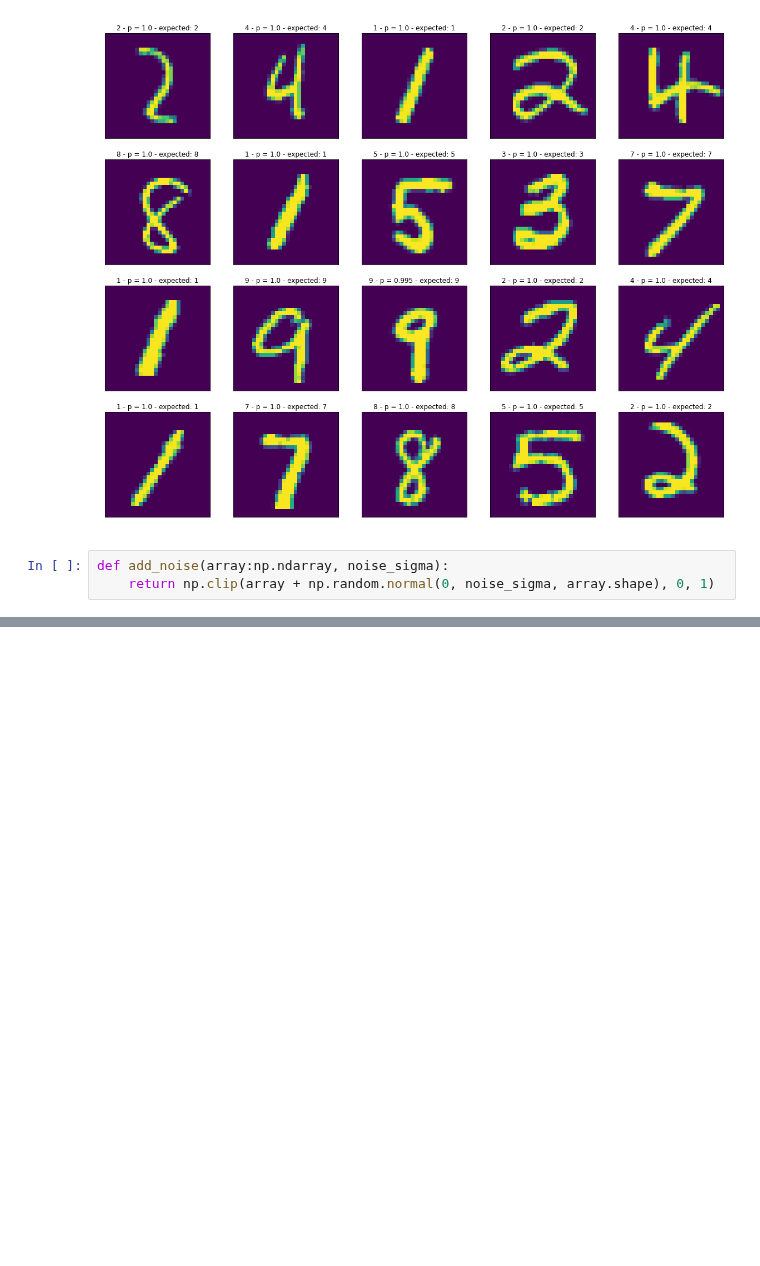
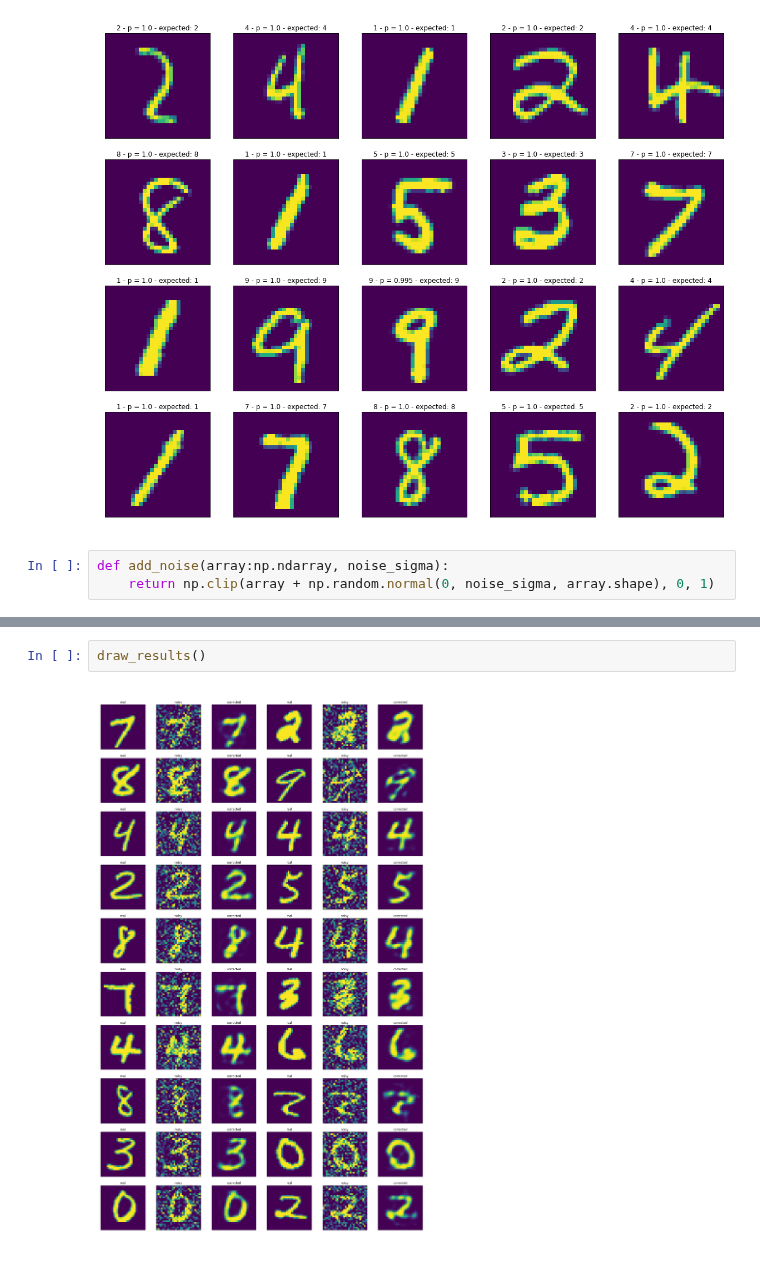
Before and after one commit to ahmadsalimi/AiProjects, a Jupyter notebook: 4. MlpNeuralNetworks/MNISTClassification.ipynb, the cells around one changed output, grey strips where cells are left out. Cells and saved outputs as stored; diff of their text form; blank space fills up the shorter version.

```diff
--- a/4. MlpNeuralNetworks/MNISTClassification.ipynb
+++ b/4. MlpNeuralNetworks/MNISTClassification.ipynb
@@ -214,0 +225,4 @@ images.shape
+# %%
+draw_results()
+# %% [output]
+[figure, added]
```
Also changed, not shown: parts of 16 cells of this notebook.
